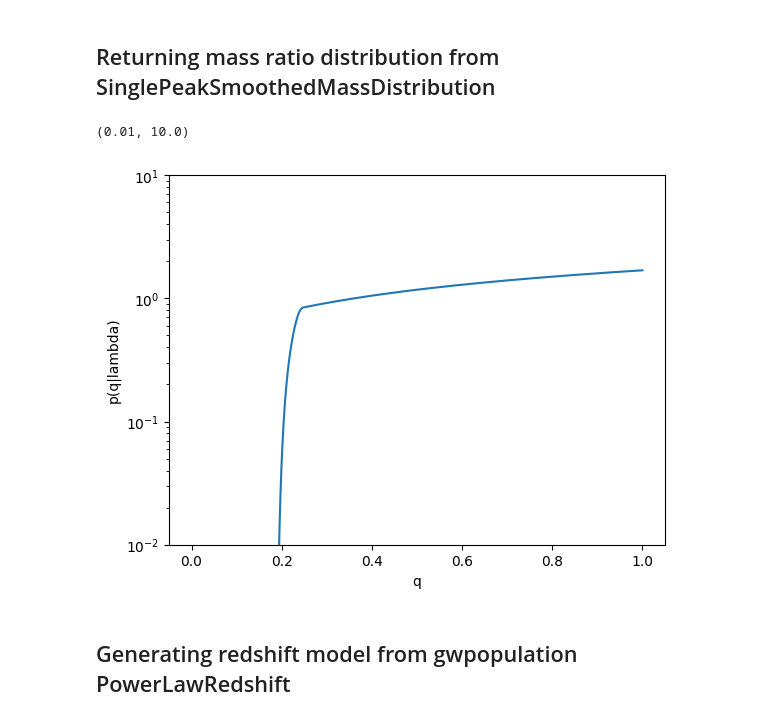
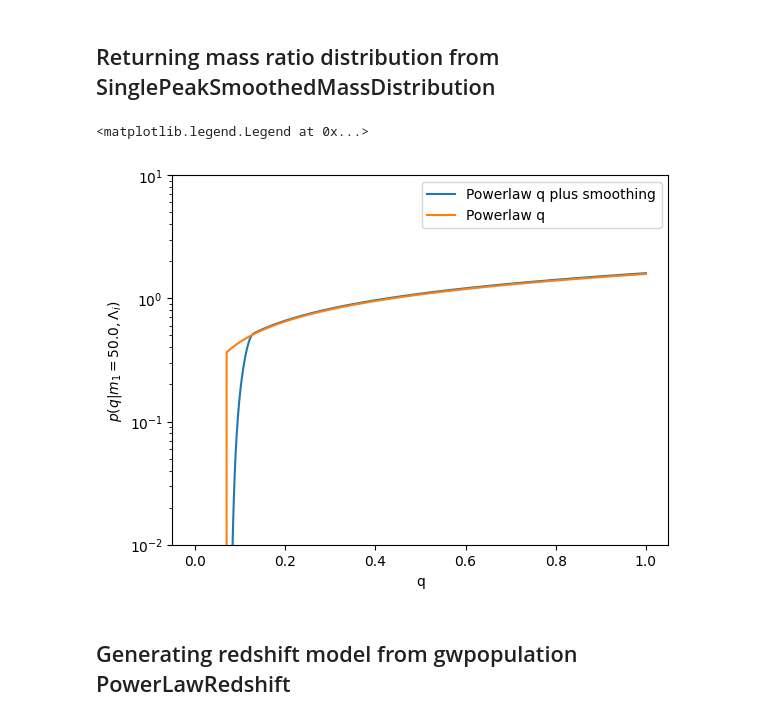
Before and after one commit to eMillar2718/GW_ChirpSim, a Jupyter notebook: Notebook Prototyping/Sampling_populations.ipynb, the cells around one changed output. Cells and saved outputs as stored; diff of their text form; code cells hidden in the pictures.

```diff
--- a/Notebook Prototyping/Sampling_populations.ipynb
+++ b/Notebook Prototyping/Sampling_populations.ipynb
@@ -140,0 +144,30 @@ plt.ylim(1e-5,0)
+# %%
+from gwpopulation.cupy_utils import trapz, xp
+
+def smoothing(masses, mmin, mmax, delta_m):
+        """
+        Apply a one sided window between mmin and mmin + delta_m to the
+        mass pdf.
+
+        The upper cut off is a step function,
+        the lower cutoff is a logistic rise over delta_m solar masses.
+
+        See T&T18 Eqs 7-8
+        Note that there is a sign error in that paper.
+
+        S = (f(m - mmin, delta_m) + 1)^{-1}
+        f(m') = delta_m / m' + delta_m / (m' - delta_m)
+
+        See also, https://en.wikipedia.org/wiki/Window_function#Planck-taper_window
+        """
+        window = xp.ones_like(masses)
+        if delta_m > 0.0:
+            smoothing_region = (masses >= mmin) & (masses < (mmin + delta_m))
+            shifted_mass = masses[smoothing_region] - mmin
+            if shifted_mass.size:
+                exponent = xp.nan_to_num(
+                    delta_m / shifted_mass + delta_m / (shifted_mass - delta_m)
+                )
+                window[smoothing_region] = 1 / (xp.exp(exponent) + 1)
+        window[(masses < mmin) | (masses > mmax)] = 0
+        return window
@@ -249,21 +311,26 @@ def gen_q_model(mass, q, hyperpost_samp):
     delta_m = hyperpost_samp['delta_m']
 
     q_model = gwpopulation.models.mass.SinglePeakSmoothedMassDistribution()
+    PL = gwpopulation.utils.powerlaw(param_dict["mass_ratio"], beta, 1, mmin / param_dict["mass_1"])
+    p_q = q_model.p_q(param_dict, beta, mmin, delta_m)/np.trapz(q_model.p_q(param_dict, beta, mmin, delta_m),q)
+    smoothing = q_model.smoothing(param_dict["mass_1"] * param_dict["mass_ratio"], mmin=mmin, mmax=param_dict["mass_1"], delta_m=delta_m)
 
-    return q_model.p_q(param_dict, beta, mmin, delta_m)/np.trapz(q_model.p_q(param_dict, beta, mmin, delta_m),q)
+    return PL, smoothing, p_q
 # %%
-masses= np.linspace(2.,100.,1000)
+masses= np.array([50.])
 qs= np.linspace(0.,1.,1000)
-PLQ = gen_q_model(masses, qs, PP_hyperposterior_samples.iloc[1])
+PL, smoothing, PLQ = gen_q_model(masses, qs, PP_hyperposterior_samples.iloc[1])
 # %%
-plt.plot(qs, PLQ)
+plt.plot(qs, PLQ, label="Powerlaw q plus smoothing")
+plt.plot(qs, PL, label="Powerlaw q")
 plt.xlabel('q')
-plt.ylabel('p(q|lambda)')
+plt.ylabel(fr'$p(q|m_1={masses[0]}, \Lambda_i)$')
 plt.yscale('log')
 plt.ylim(1e-2,1e1)
+plt.legend()
 # %% [output]
-(0.01, 10.0)
+<matplotlib.legend.Legend at 0x...>
-[figure, old version]
+[figure, new version]
 # %% [markdown]
 ## Generating redshift model from gwpopulation PowerLawRedshift
 # %%
```
Also changed, not shown: parts of 15 cells of this notebook.
